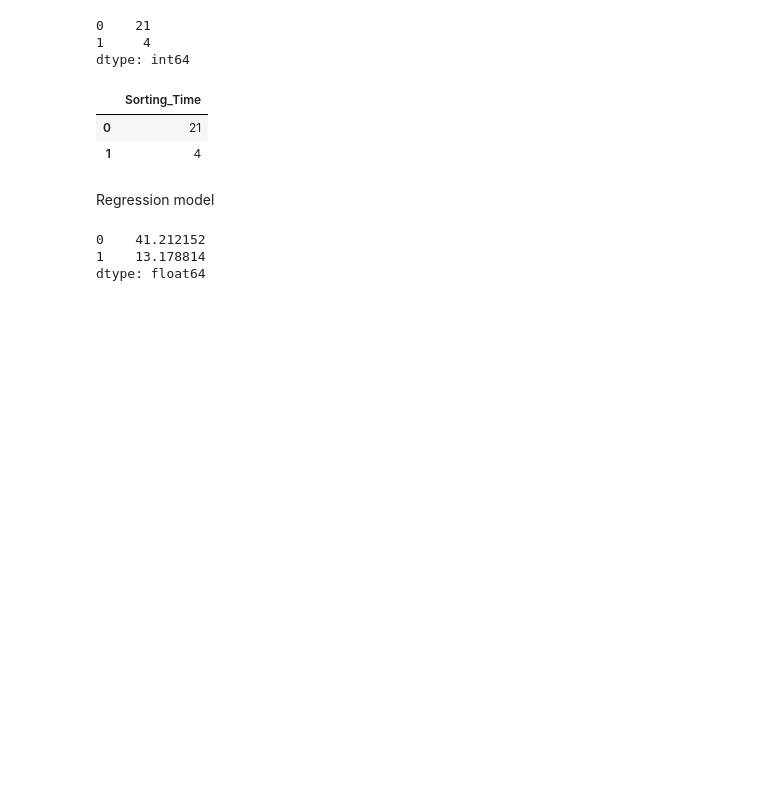
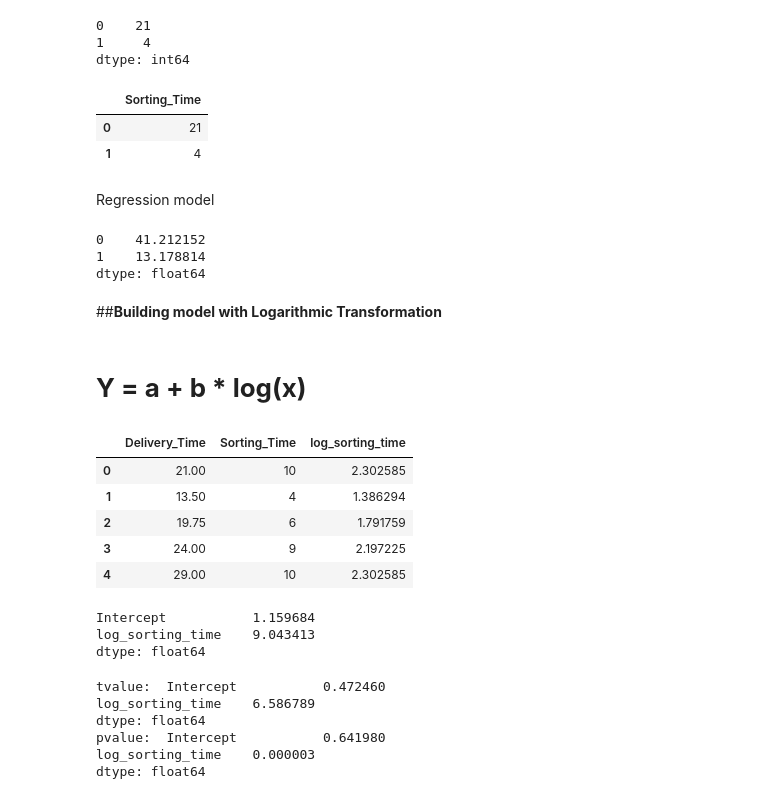
Before and after one commit to CM-007/DS_ASS, a Jupyter notebook: AssNo04Q01(Delivery_time).ipynb, the cells around one changed output. Saved outputs shown, nothing was run; the diff lists cells and outputs as text; code cells hidden in the pictures; blank space fills up the shorter version.

```diff
--- a/AssNo04Q01(Delivery_time).ipynb
+++ b/AssNo04Q01(Delivery_time).ipynb
@@ -183,3 +184,19 @@ model.predict(pred_data)
 0    41.212152
 1    13.178814
 dtype: float64
+# %% [markdown]
+##**Building model with Logarithmic Transformation**
+# %% [markdown]
+# **Y = a + b * log(x)**
+# %%
+# Preparing data for model building
+data1 = pd.DataFrame.copy(data)
+data1['log_sorting_time'] = np.log(data1.Sorting_Time)
+data1.head()
+# %% [output]
+|  | Delivery_Time | Sorting_Time | log_sorting_time |
+| 0 | 21.00 | 10 | 2.302585 |
+| 1 | 13.50 | 4 | 1.386294 |
+| 2 | 19.75 | 6 | 1.791759 |
+| 3 | 24.00 | 9 | 2.197225 |
+| 4 | 29.00 | 10 | 2.302585 |
@@ -185,0 +206,16 @@ dtype: float64
+# %%
+log_model.params
+# %% [output]
+Intercept           1.159684
+log_sorting_time    9.043413
+dtype: float64
+# %%
+print("tvalue: ", log_model.tvalues)
+print("pvalue: ", log_model.pvalues)
+# %% [output]
+tvalue:  Intercept           0.472460
+log_sorting_time    6.586789
+dtype: float64
+pvalue:  Intercept           0.641980
+log_sorting_time    0.000003
+dtype: float64
```
Also changed, not shown: parts of 7 cells of this notebook.
